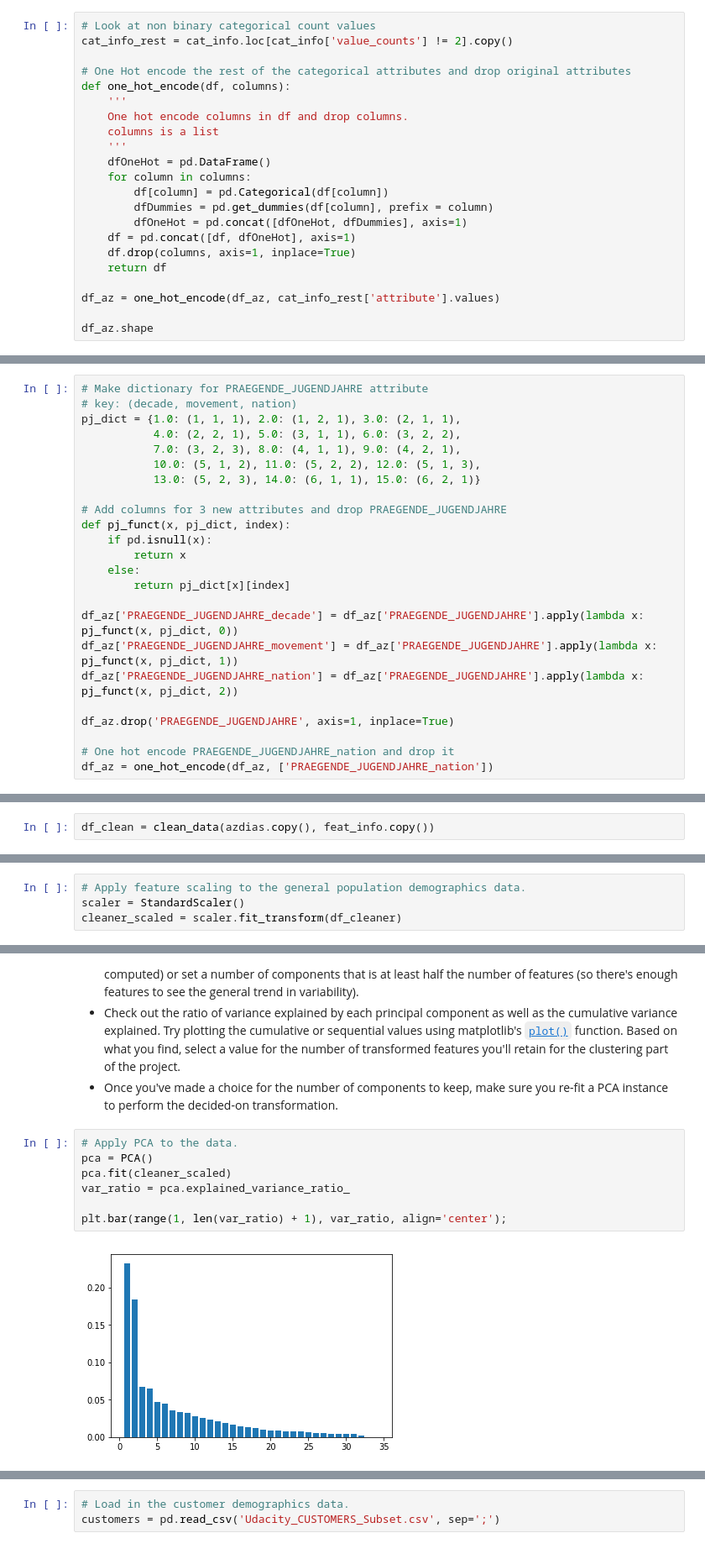
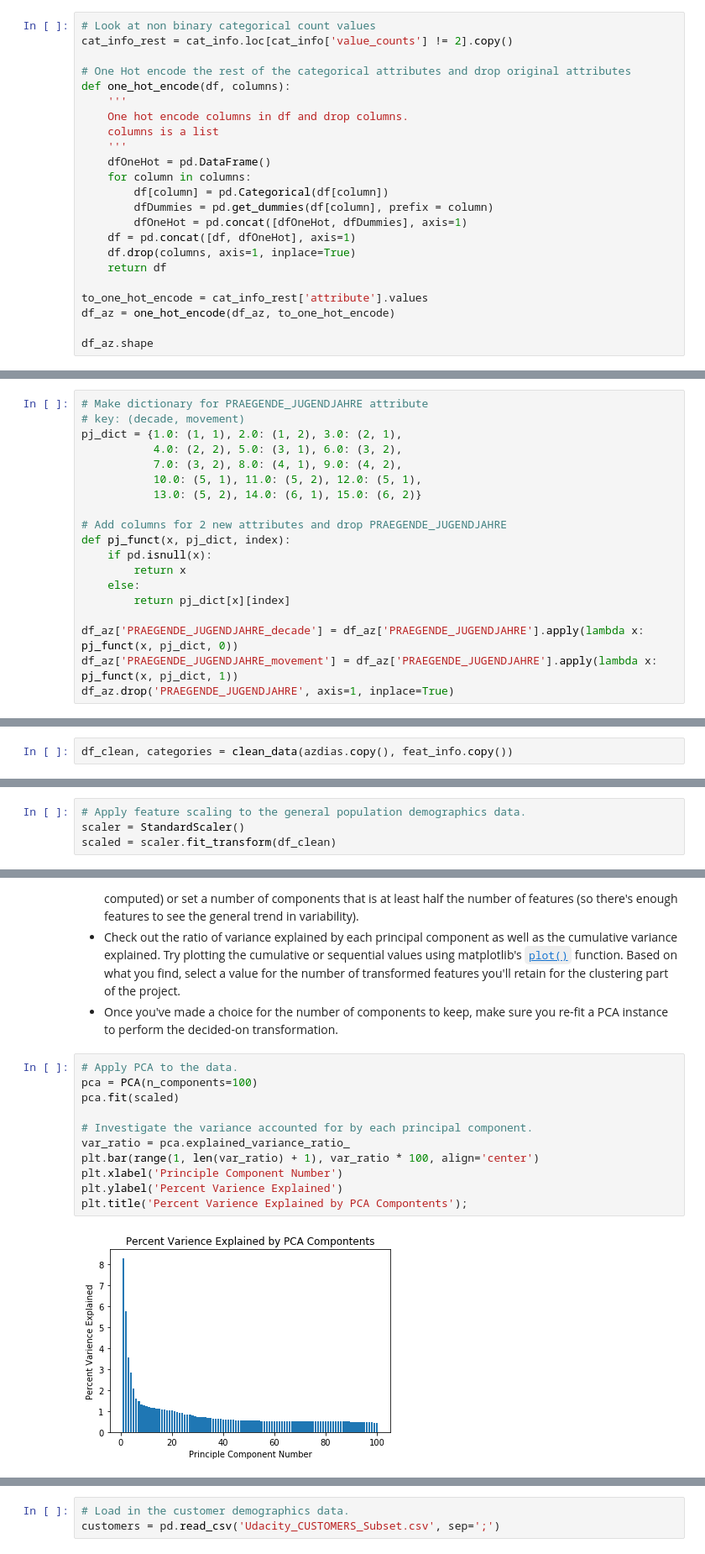
Before and after one commit to buncem/identify-customer-segments, a Jupyter notebook: Identify_Customer_Segments.ipynb, the cells around one changed output, grey strips where cells are left out. Shown at 84% size. Cells and saved outputs as stored; diff of their text form.

```diff
--- a/Identify_Customer_Segments.ipynb
+++ b/Identify_Customer_Segments.ipynb
@@ -319,7 +340,8 @@ def one_hot_encode(df, columns):
     df.drop(columns, axis=1, inplace=True)
     return df
 
-df_az = one_hot_encode(df_az, cat_info_rest['attribute'].values)
+to_one_hot_encode = cat_info_rest['attribute'].values
+df_az = one_hot_encode(df_az, to_one_hot_encode)
 
 df_az.shape
 # %% [output]
@@ -362,14 +390,14 @@ df_az['PRAEGENDE_JUGENDJAHRE'].head()
 Name: PRAEGENDE_JUGENDJAHRE, dtype: float64
 # %%
 # Make dictionary for PRAEGENDE_JUGENDJAHRE attribute
-# key: (decade, movement, nation)
-pj_dict = {1.0: (1, 1, 1), 2.0: (1, 2, 1), 3.0: (2, 1, 1),
-           4.0: (2, 2, 1), 5.0: (3, 1, 1), 6.0: (3, 2, 2),
-           7.0: (3, 2, 3), 8.0: (4, 1, 1), 9.0: (4, 2, 1),
-           10.0: (5, 1, 2), 11.0: (5, 2, 2), 12.0: (5, 1, 3),
-           13.0: (5, 2, 3), 14.0: (6, 1, 1), 15.0: (6, 2, 1)}
+# key: (decade, movement)
+pj_dict = {1.0: (1, 1), 2.0: (1, 2), 3.0: (2, 1),
+           4.0: (2, 2), 5.0: (3, 1), 6.0: (3, 2),
+           7.0: (3, 2), 8.0: (4, 1), 9.0: (4, 2),
+           10.0: (5, 1), 11.0: (5, 2), 12.0: (5, 1),
+           13.0: (5, 2), 14.0: (6, 1), 15.0: (6, 2)}
 
-# Add columns for 3 new attributes and drop PRAEGENDE_JUGENDJAHRE
+# Add columns for 2 new attributes and drop PRAEGENDE_JUGENDJAHRE
 def pj_funct(x, pj_dict, index):
     if pd.isnull(x):
         return x
@@ -378,12 +406,7 @@ def pj_funct(x, pj_dict, index):
 
 df_az['PRAEGENDE_JUGENDJAHRE_decade'] = df_az['PRAEGENDE_JUGENDJAHRE'].apply(lambda x: pj_funct(x, pj_dict, 0))
 df_az['PRAEGENDE_JUGENDJAHRE_movement'] = df_az['PRAEGENDE_JUGENDJAHRE'].apply(lambda x: pj_funct(x, pj_dict, 1))
-df_az['PRAEGENDE_JUGENDJAHRE_nation'] = df_az['PRAEGENDE_JUGENDJAHRE'].apply(lambda x: pj_funct(x, pj_dict, 2))
-
 df_az.drop('PRAEGENDE_JUGENDJAHRE', axis=1, inplace=True)
-
-# One hot encode PRAEGENDE_JUGENDJAHRE_nation and drop it
-df_az = one_hot_encode(df_az, ['PRAEGENDE_JUGENDJAHRE_nation'])
 # %%
 # Investigate "CAMEO_INTL_2015" and engineer two new variables.
 df_az['CAMEO_INTL_2015'].head()
@@ -561,5 +586,5 @@ def clean_data(df, df_info):
 # %%
-df_clean = clean_data(azdias.copy(), feat_info.copy())
+df_clean, categories = clean_data(azdias.copy(), feat_info.copy())
 # %%
 df_clean.shape
 # %% [output]
@@ -722,4 +602,4 @@ Before we apply dimensionality reduction techniques to the data, we need to perf
 # %%
 # Apply feature scaling to the general population demographics data.
 scaler = StandardScaler()
-cleaner_scaled = scaler.fit_transform(df_cleaner)
+scaled = scaler.fit_transform(df_clean)
@@ -737,10 +617,14 @@ On your scaled data, you are now ready to apply dimensionality reduction techniq
 - Once you've made a choice for the number of components to keep, make sure you re-fit a PCA instance to perform the decided-on transformation.
 # %%
 # Apply PCA to the data.
-pca = PCA()
-pca.fit(cleaner_scaled)
+pca = PCA(n_components=100)
+pca.fit(scaled)
+
+# Investigate the variance accounted for by each principal component.
 var_ratio = pca.explained_variance_ratio_
-
-plt.bar(range(1, len(var_ratio) + 1), var_ratio, align='center');
+plt.bar(range(1, len(var_ratio) + 1), var_ratio * 100, align='center')
+plt.xlabel('Principle Component Number')
+plt.ylabel('Percent Varience Explained')
+plt.title('Percent Varience Explained by PCA Compontents');
 # %% [output]
-[figure, old version]
+[figure, new version]
```
Also changed, not shown: parts of 98 cells of this notebook.
